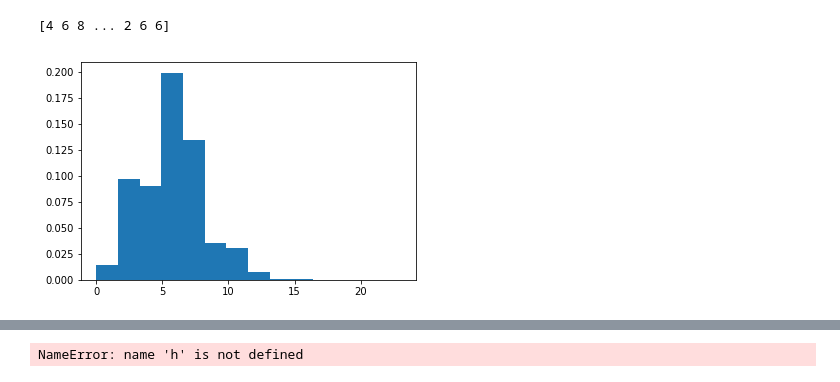
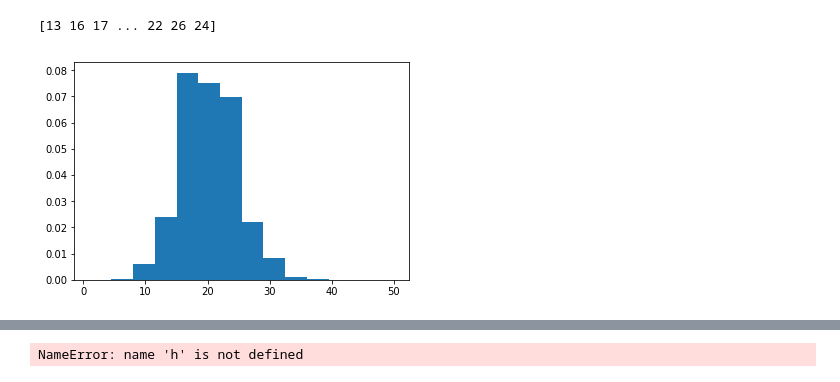
Before and after one commit to amujica/Pubcrawl, a Jupyter notebook: pubcrawl.ipynb, the cells around one changed output, grey strips where cells are left out. Drawn from its saved outputs; the diff is of its cells as text; code cells hidden in the pictures.

```diff
--- a/pubcrawl.ipynb
+++ b/pubcrawl.ipynb
@@ -567,11 +534,11 @@ nx.draw_networkx(U, pos, node_color='green');
 # %%
-x = numpy.random.poisson(5.69, 20000000)
+x = numpy.random.poisson(20, 20000000)
 print(x)
 count, bins, ignored = plt.hist(x, 14, normed=True)
 plt.show()
 # %% [output]
-[4 6 8 ... 2 6 6]
+[13 16 17 ... 22 26 24]
-[figure, old version]
+[figure, new version]
 # %%
 x = numpy.random.gamma(3.456,0.026,20000)
 print(x)
```
Also changed, not shown: parts of 8 cells of this notebook, 5 other files.
